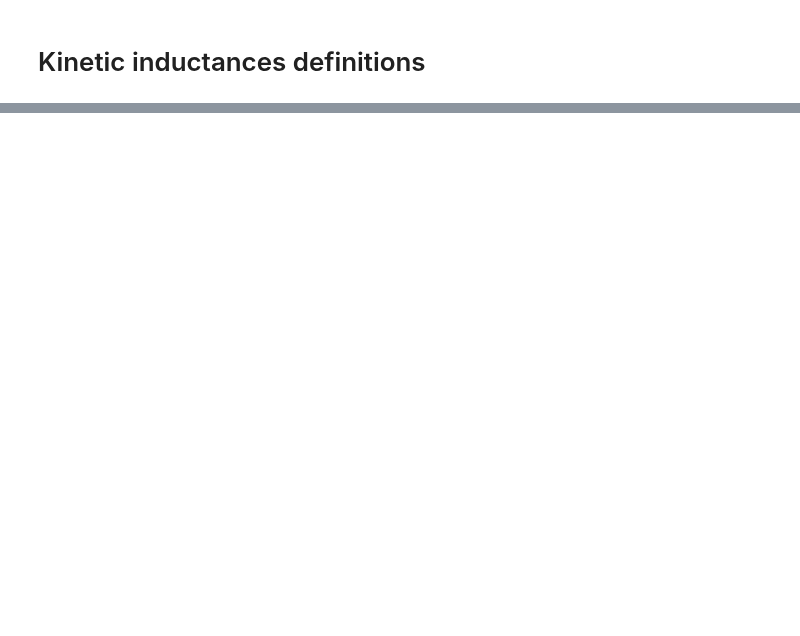
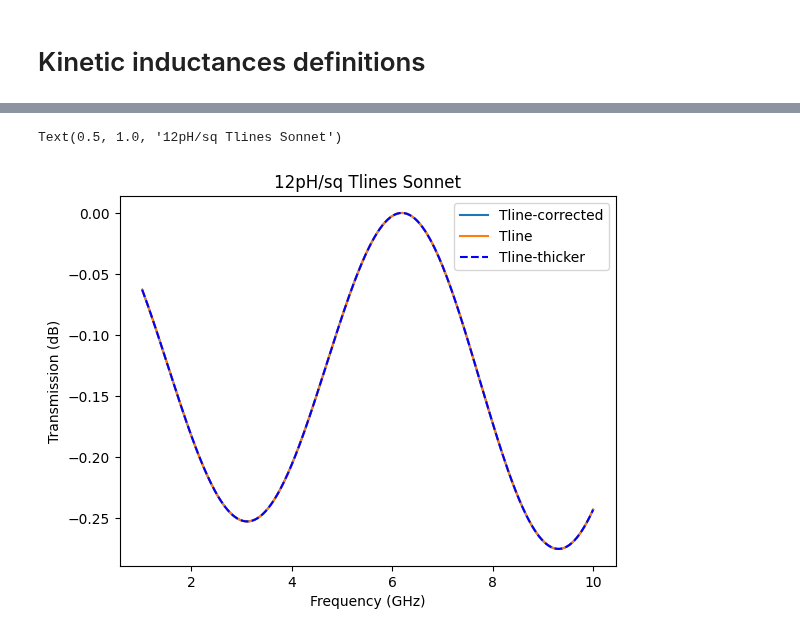
Before and after one commit to cbelo/resonators, a Jupyter notebook: 20240420-chips/Tlines.ipynb, the cells around one changed output, grey strips where cells are left out. Drawn from its saved outputs; the diff is of its cells as text; code cells hidden in the pictures; blank space fills up the shorter version.

```diff
--- a/20240420-chips/Tlines.ipynb
+++ b/20240420-chips/Tlines.ipynb
@@ -262,0 +147,20 @@ The frequencies are [6.984606705784519, 6.220265311634581, 6.569318746613812, 6.
+# %%
+import csv
+path = r'C:\Users\LocalAdmin\Documents\GitHub\resonators\mat_files\20240603-12pHsq-Tline-Sonnet'
+file_list = os.listdir(path)
+print(file_list)
+d_12_Sonnet = {}
+for file in file_list:
+    with open(os.path.join(path, file_list[0])) as f:
+        reader = csv.reader(f)
+        freq = []
+        amp = []
+        for i, row in enumerate(reader):
+            if i>2:
+                freq.append(float(row[0]))
+                amp.append(20*np.log10(float(row[5])))
+
+        name = file.split('.')[0][22:]
+        print(name)
+        print(amp)
+        d_12_Sonnet[name] = {'freq': freq, 'amp': amp}
@@ -262,0 +177,13 @@ The frequencies are [6.984606705784519, 6.220265311634581, 6.569318746613812, 6.
+# %%
+plt.plot(d_12_Sonnet['Tline-corrected']['freq'], d_12_Sonnet['Tline-corrected']['amp'], label='Tline-corrected')
+plt.plot(d_12_Sonnet['Tline']['freq'], d_12_Sonnet['Tline']['amp'], label='Tline')
+plt.plot(d_12_Sonnet['Tline-thicker-final']['freq'], d_12_Sonnet['Tline-thicker-final']['amp'], 'b--', label='Tline-thicker')
+
+# plt.plot(d_12_Sonnet['Tline-thinner']['freq'], d_12_Sonnet['Tline-thinner']['amp'], label='Tline-thinner')
+plt.legend()
+plt.xlabel('Frequency (GHz)')
+plt.ylabel('Transmission (dB)')
+plt.title('12pH/sq Tlines Sonnet')
+# %% [output]
+Text(0.5, 1.0, '12pH/sq Tlines Sonnet')
+[figure, added]
```
Also changed, not shown: parts of 22 cells of this notebook, 11 other files.
